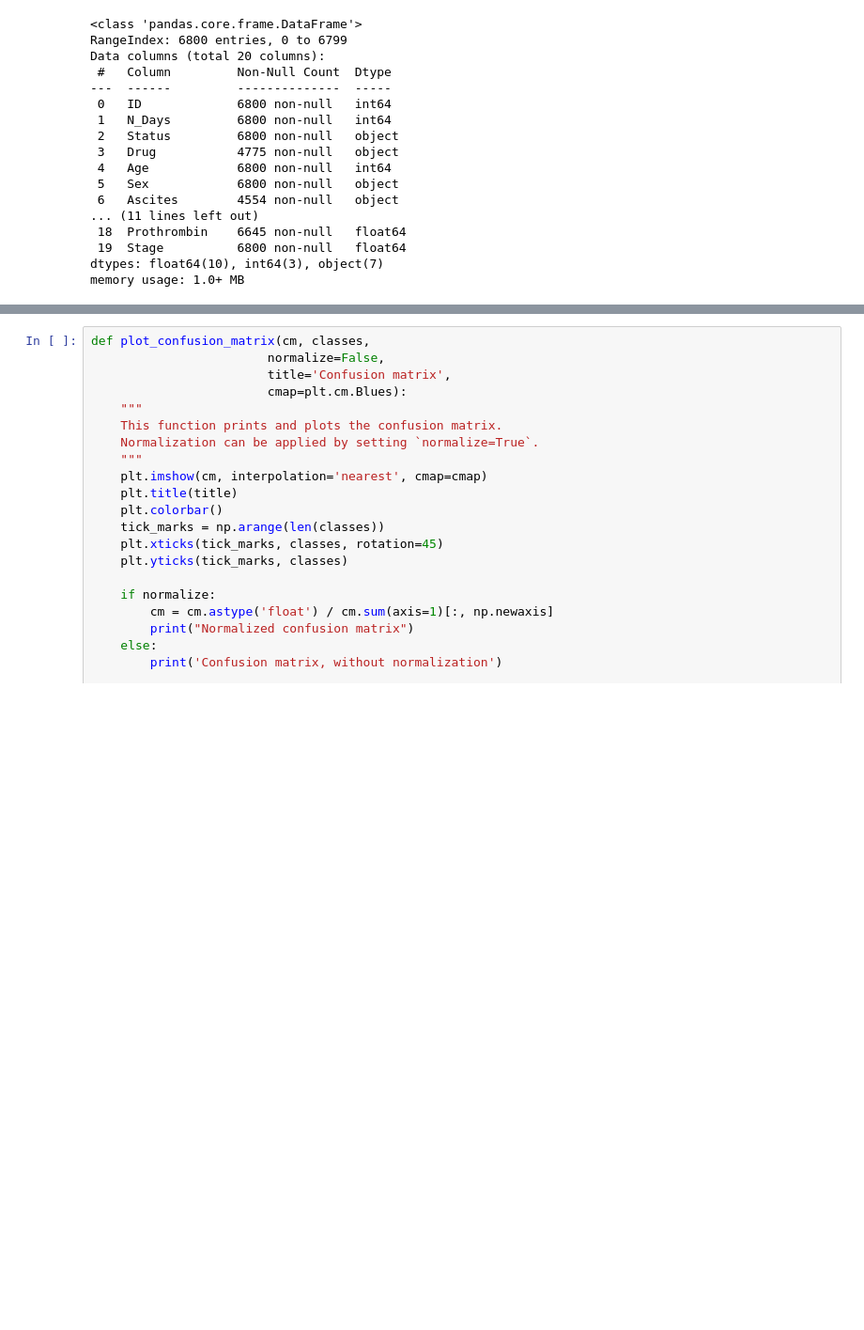
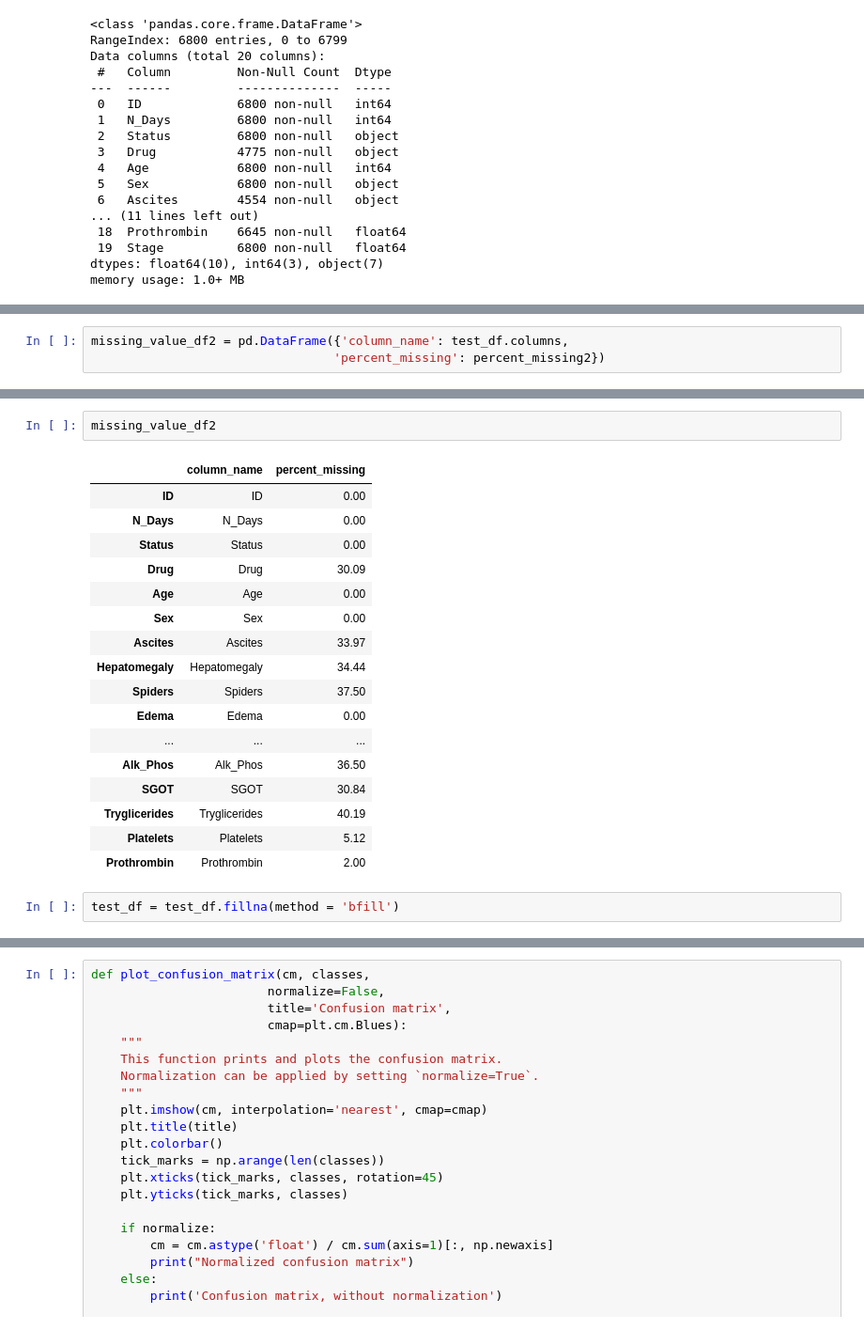
Before and after one commit to AndreasAvgou/Liver-Disease-Prediction, a Jupyter notebook: Liver_Disease_Prediction.ipynb, the cells around one changed output, grey strips where cells are left out. Shown at 94% size. Cells and saved outputs as stored; diff of their text form; blank space fills up the shorter version.

```diff
--- a/Liver_Disease_Prediction.ipynb
+++ b/Liver_Disease_Prediction.ipynb
@@ -605,0 +186,3 @@ cm = confusion_matrix(y_true=y_test,y_pred=y_preds)
+# %%
+missing_value_df2 = pd.DataFrame({'column_name': test_df.columns,
+                                 'percent_missing': percent_missing2})
@@ -605,0 +209,22 @@ cm = confusion_matrix(y_true=y_test,y_pred=y_preds)
+# %%
+missing_value_df2
+# %% [output]
+|  | column_name | percent_missing |
+| ID | ID | 0.00 |
+| N_Days | N_Days | 0.00 |
+| Status | Status | 0.00 |
+| Drug | Drug | 30.09 |
+| Age | Age | 0.00 |
+| Sex | Sex | 0.00 |
+| Ascites | Ascites | 33.97 |
+| Hepatomegaly | Hepatomegaly | 34.44 |
+| Spiders | Spiders | 37.50 |
+| Edema | Edema | 0.00 |
+| ... | ... | ... |
+| Alk_Phos | Alk_Phos | 36.50 |
+| SGOT | SGOT | 30.84 |
+| Tryglicerides | Tryglicerides | 40.19 |
+| Platelets | Platelets | 5.12 |
+| Prothrombin | Prothrombin | 2.00 |
+# %%
+test_df = test_df.fillna(method = 'bfill')
```
Also changed, not shown: parts of 88 cells of this notebook.
